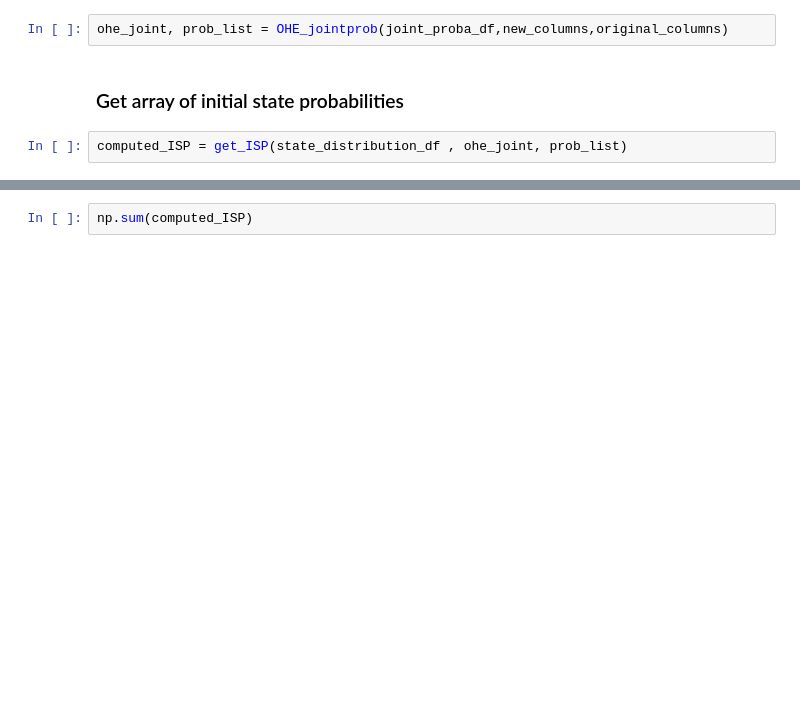
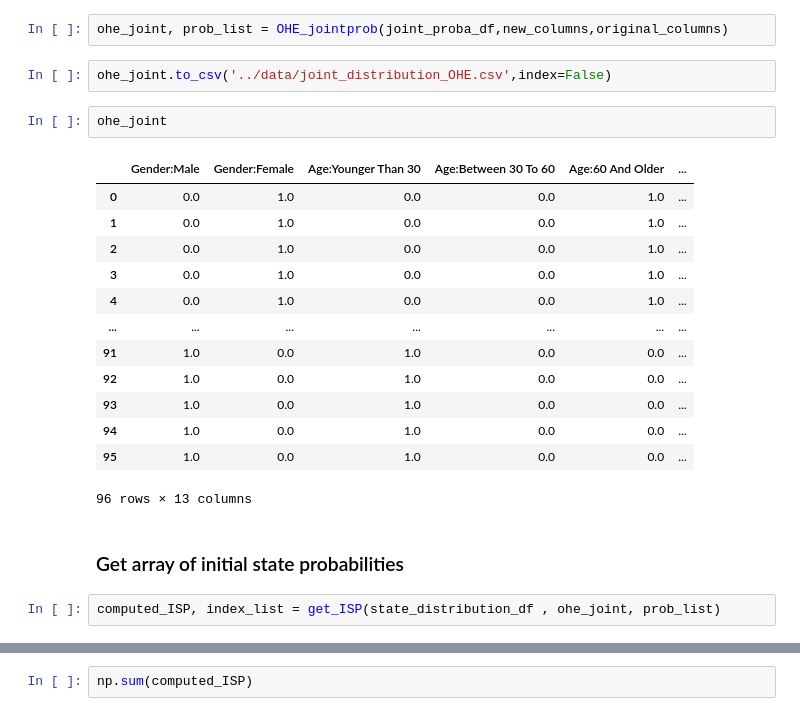
Before and after one commit to wgshen/bayesian-inverse-reinforcement-learning, a Jupyter notebook: MS_model/ISP/Initial State Probabilities BN.ipynb, the cells around one changed output, grey strips where cells are left out. Cells and saved outputs as stored; diff of their text form; blank space fills up the shorter version.

```diff
--- a/MS_model/ISP/Initial State Probabilities BN.ipynb
+++ b/MS_model/ISP/Initial State Probabilities BN.ipynb
@@ -297,7 +320,25 @@ new_columns = ['Gender:Male', 'Gender:Female',
 ]
 # %%
 ohe_joint, prob_list = OHE_jointprob(joint_proba_df,new_columns,original_columns)
+# %%
+ohe_joint.to_csv('../data/joint_distribution_OHE.csv',index=False)
+# %%
+ohe_joint
+# %% [output]
+|  | Gender:Male | Gender:Female | Age:Younger Than 30 | Age:Between 30 To 60 | Age:60 And Older | ... |
+| 0 | 0.0 | 1.0 | 0.0 | 0.0 | 1.0 | ... |
+| 1 | 0.0 | 1.0 | 0.0 | 0.0 | 1.0 | ... |
+| 2 | 0.0 | 1.0 | 0.0 | 0.0 | 1.0 | ... |
+| 3 | 0.0 | 1.0 | 0.0 | 0.0 | 1.0 | ... |
+| 4 | 0.0 | 1.0 | 0.0 | 0.0 | 1.0 | ... |
+| ... | ... | ... | ... | ... | ... | ... |
+| 91 | 1.0 | 0.0 | 1.0 | 0.0 | 0.0 | ... |
+| 92 | 1.0 | 0.0 | 1.0 | 0.0 | 0.0 | ... |
+| 93 | 1.0 | 0.0 | 1.0 | 0.0 | 0.0 | ... |
+| 94 | 1.0 | 0.0 | 1.0 | 0.0 | 0.0 | ... |
+| 95 | 1.0 | 0.0 | 1.0 | 0.0 | 0.0 | ... |
+96 rows × 13 columns
 # %% [markdown]
 ### Get array of initial state probabilities
 # %%
-computed_ISP = get_ISP(state_distribution_df , ohe_joint, prob_list)
+computed_ISP, index_list = get_ISP(state_distribution_df , ohe_joint, prob_list)
```
Also changed, not shown: parts of 12 cells of this notebook.
